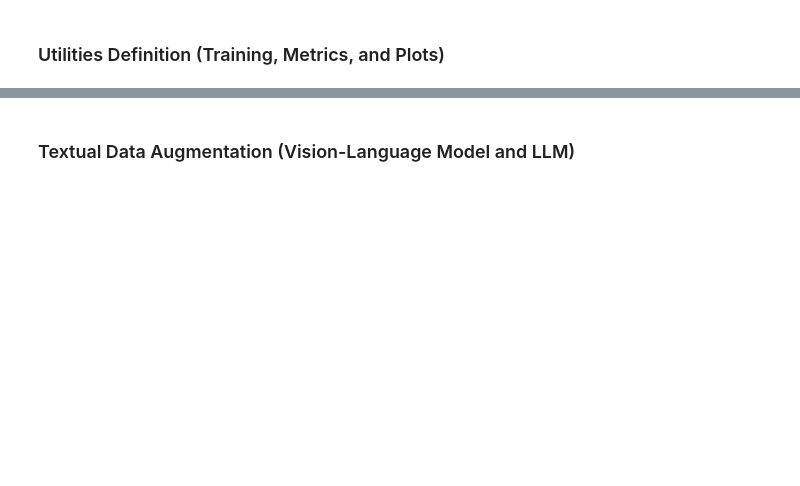
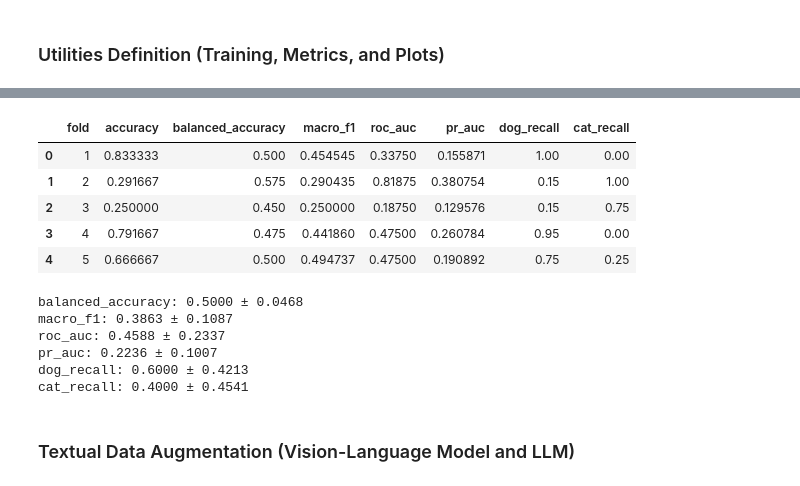
Before and after one commit to MicheleMeazzini/diffusion-data-augmentation, a Jupyter notebook: pipeline_flowalign.ipynb, the cells around one changed output, grey strips where cells are left out. Saved outputs shown, nothing was run; the diff lists cells and outputs as text; code cells hidden in the pictures; blank space fills up the shorter version.

```diff
--- a/pipeline_flowalign.ipynb
+++ b/pipeline_flowalign.ipynb
@@ -258,14 +285,6 @@ train_loader = DataLoader(
     train_dataset,
     batch_size=BATCH_SIZE,
     shuffle=True,
-    num_workers=NUM_WORKERS,
-    pin_memory=torch.cuda.is_available()
-)
-
-val_loader = DataLoader(
-    val_dataset,
-    batch_size=BATCH_SIZE,
-    shuffle=False,
     num_workers=NUM_WORKERS,
     pin_memory=torch.cuda.is_available()
 )
@@ -279,6 +298,5 @@ test_loader = DataLoader(
 )
 
 print("Train batches:", len(train_loader))
-print("Val batches:", len(val_loader))
 print("Test batches:", len(test_loader))
 print("✅ Dataset successfully loaded and artificially imbalanced!")
@@ -614,15 +851,29 @@ for fold in range(1, N_FOLDS + 1):
 # %%
-baseline_cv_df = pd.DataFrame(baseline_results)
-display(baseline_cv_df)
+if RUN_EXP_1:
+    baseline_cv_df = pd.DataFrame(baseline_results)
+    display(baseline_cv_df)
 
-for m in ["balanced_accuracy", "macro_f1", "roc_auc", "pr_auc", "dog_recall", "cat_recall"]:
-    print(f"{m}: {baseline_cv_df[m].mean():.4f} ± {baseline_cv_df[m].std():.4f}")
+    for m in ["balanced_accuracy", "macro_f1", "roc_auc", "pr_auc", "dog_recall", "cat_recall"]:
+        print(f"{m}: {baseline_cv_df[m].mean():.4f} ± {baseline_cv_df[m].std():.4f}")
 
-baseline_cv_df.to_csv(BASELINE_CV_DIR / "cv_results.csv", index=False)
+    baseline_cv_df.to_csv(BASELINE_CV_DIR / "cv_results.csv", index=False)
 
-np.savez(
-    BASELINE_CV_DIR / "oof_predictions.npz",
-    y_true=cv_labels,
-    pred=baseline_oof_pred,
-    prob=baseline_oof_prob
-)
+    np.savez(
+        BASELINE_CV_DIR / "oof_predictions.npz",
+        y_true=cv_labels,
+        pred=baseline_oof_pred,
+        prob=baseline_oof_prob
+    )
+# %% [output]
+|  | fold | accuracy | balanced_accuracy | macro_f1 | roc_auc | pr_auc | dog_recall | cat_recall |
+| 0 | 1 | 0.833333 | 0.500 | 0.454545 | 0.33750 | 0.155871 | 1.00 | 0.00 |
+| 1 | 2 | 0.291667 | 0.575 | 0.290435 | 0.81875 | 0.380754 | 0.15 | 1.00 |
+| 2 | 3 | 0.250000 | 0.450 | 0.250000 | 0.18750 | 0.129576 | 0.15 | 0.75 |
+| 3 | 4 | 0.791667 | 0.475 | 0.441860 | 0.47500 | 0.260784 | 0.95 | 0.00 |
+| 4 | 5 | 0.666667 | 0.500 | 0.494737 | 0.47500 | 0.190892 | 0.75 | 0.25 |
+balanced_accuracy: 0.5000 ± 0.0468
+macro_f1: 0.3863 ± 0.1087
+roc_auc: 0.4588 ± 0.2337
+pr_auc: 0.2236 ± 0.1007
+dog_recall: 0.6000 ± 0.4213
+cat_recall: 0.4000 ± 0.4541
```
Also changed, not shown: parts of 47 cells of this notebook, 6 other files.
